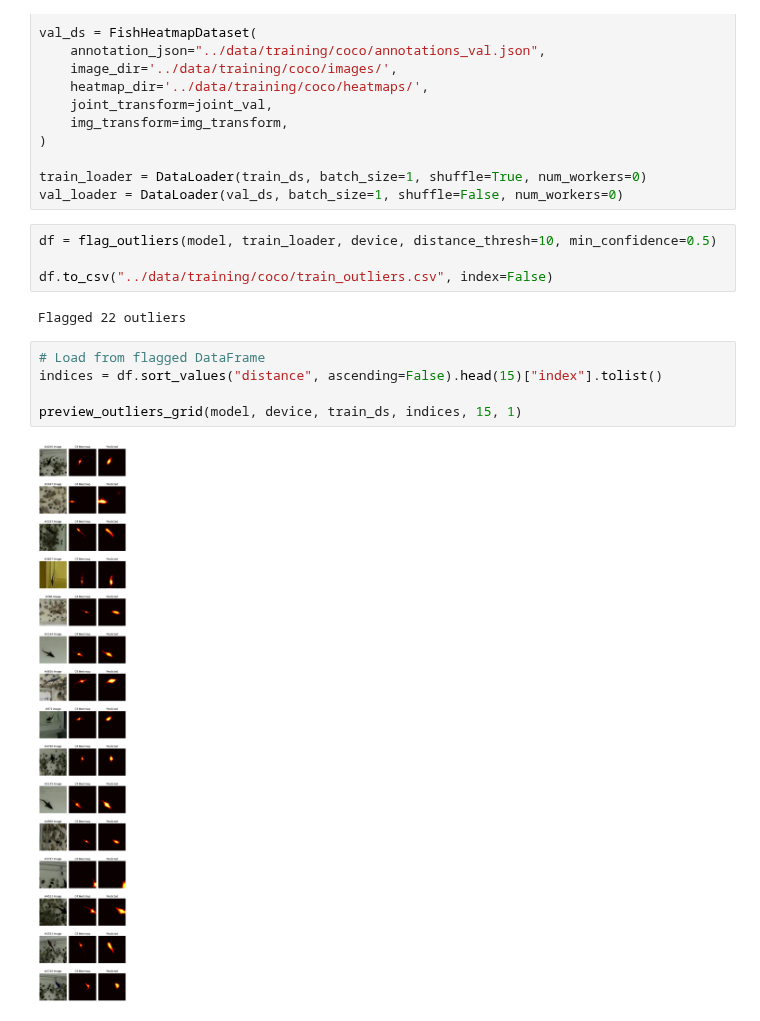
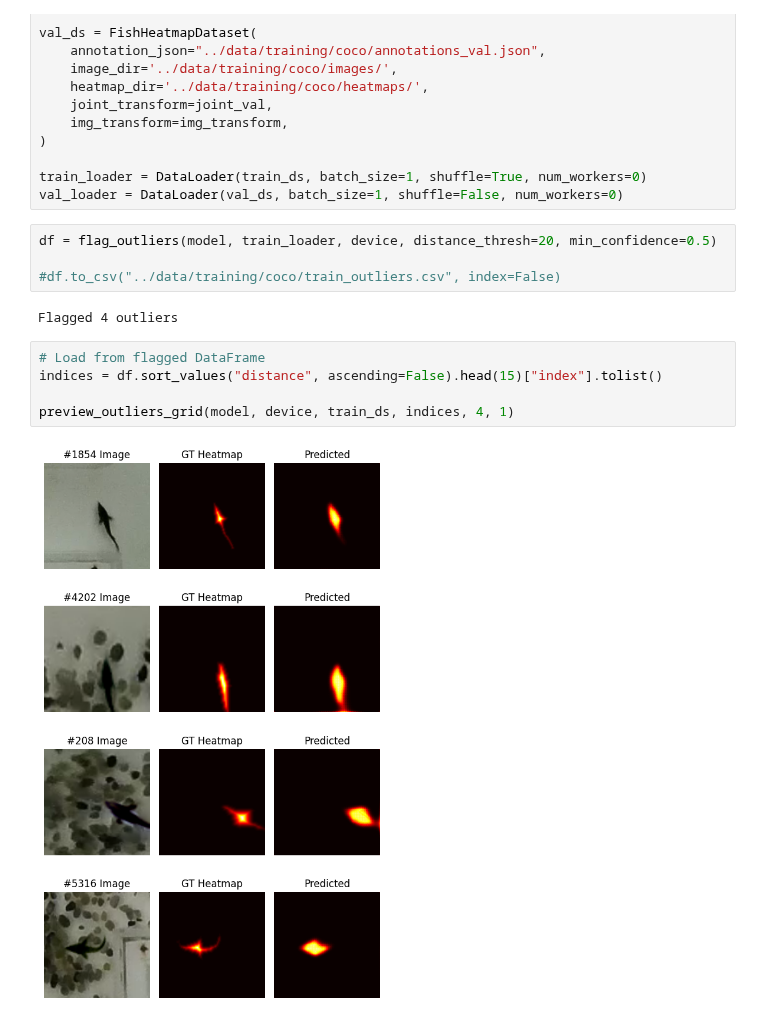
Before and after one commit to ljubobratovicrelja/aegear, a Jupyter notebook: notebooks/coco_heatmap_flag_bad_data.ipynb, the cells around one changed output. Saved outputs shown, nothing was run; the diff lists cells and outputs as text.

```diff
--- a/notebooks/coco_heatmap_flag_bad_data.ipynb
+++ b/notebooks/coco_heatmap_flag_bad_data.ipynb
@@ -146,15 +146,15 @@ val_ds = FishHeatmapDataset(
 train_loader = DataLoader(train_ds, batch_size=1, shuffle=True, num_workers=0)
 val_loader = DataLoader(val_ds, batch_size=1, shuffle=False, num_workers=0)
 # %%
-df = flag_outliers(model, train_loader, device, distance_thresh=10, min_confidence=0.5)
+df = flag_outliers(model, train_loader, device, distance_thresh=20, min_confidence=0.5)
 
-df.to_csv("../data/training/coco/train_outliers.csv", index=False)
+#df.to_csv("../data/training/coco/train_outliers.csv", index=False)
 # %% [output]
-Flagged 22 outliers
+Flagged 4 outliers
 # %%
 # Load from flagged DataFrame
 indices = df.sort_values("distance", ascending=False).head(15)["index"].tolist()
 
-preview_outliers_grid(model, device, train_ds, indices, 15, 1)
+preview_outliers_grid(model, device, train_ds, indices, 4, 1)
 # %% [output]
-[figure, old version]
+[figure, new version]
```
